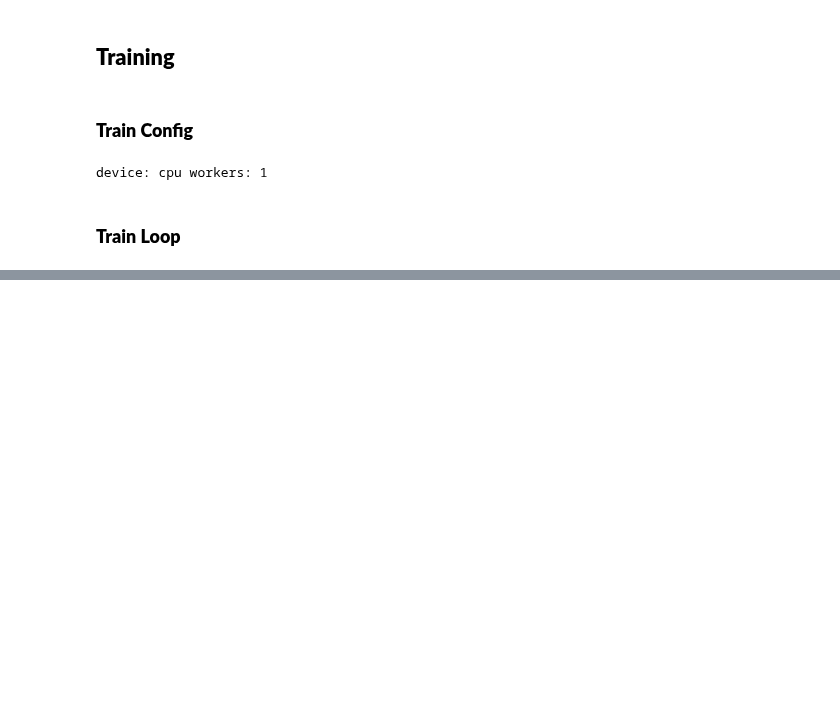
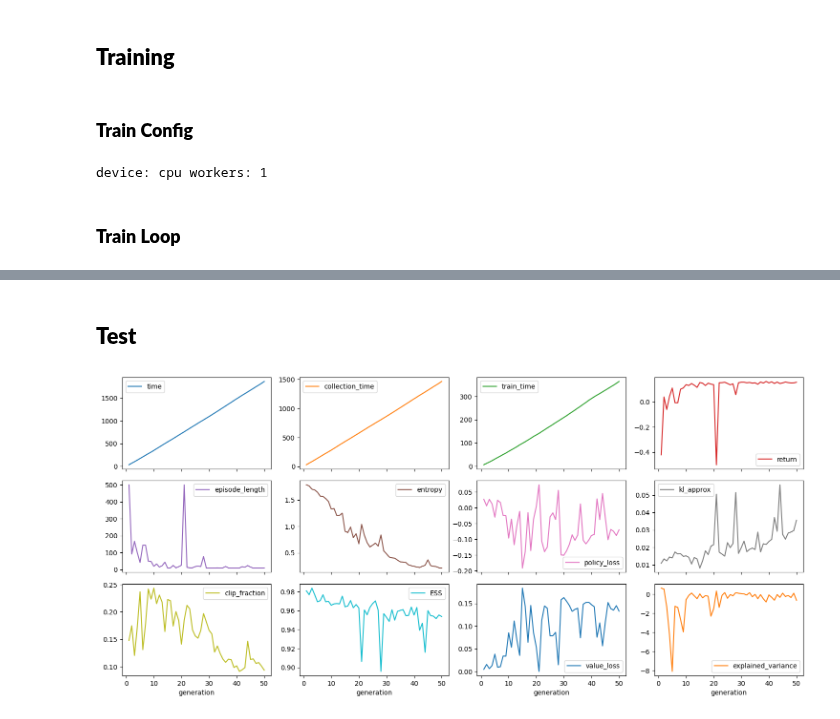
Before and after one commit to notDroid/unity-rl, a Jupyter notebook: experiments/PushBlock/ppo/rl.ipynb, the cells around one changed output, grey strips where cells are left out. Saved outputs shown, nothing was run; the diff lists cells and outputs as text; code cells hidden in the pictures; blank space fills up the shorter version.

```diff
--- a/experiments/PushBlock/ppo/rl.ipynb
+++ b/experiments/PushBlock/ppo/rl.ipynb
@@ -481,0 +584,6 @@ ERROR: Shader UI/Default shader is not supported on this GPU (none of subshaders
+# %% [markdown]
+## **Test**
+# %%
+plot(NAME)
+# %% [output]
+[figure, added]
```
Also changed, not shown: parts of 16 cells of this notebook, 3 other files.
